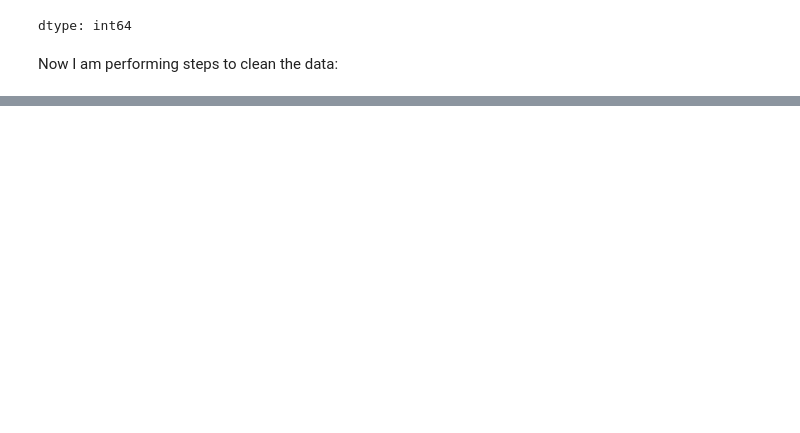
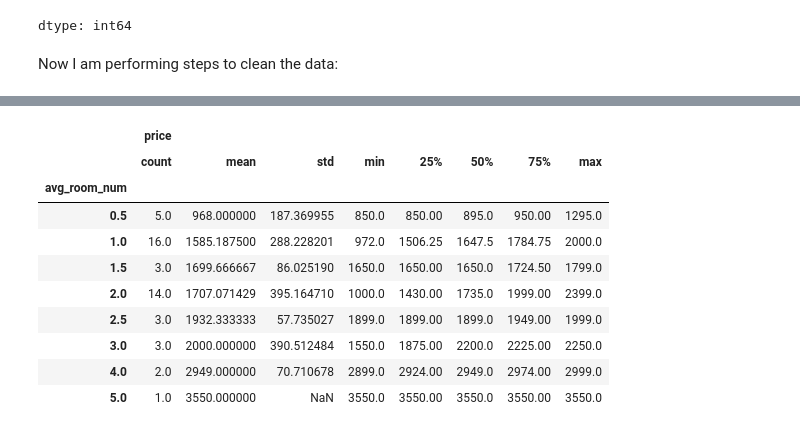
Before and after one commit to ananya-balach/DS-wrangling-fork, a Jupyter notebook: lab/lab.ipynb, the cells around one changed output, grey strips where cells are left out. Cells and saved outputs as stored; diff of their text form; code cells hidden in the pictures; blank space fills up the shorter version.

```diff
--- a/lab/lab.ipynb
+++ b/lab/lab.ipynb
@@ -371,0 +402,14 @@ df.head()
+# %%
+df.loc[:,['price','avg_room_num']].groupby('avg_room_num').describe()
+# %% [output]
+|  | price |  |  |  |  |  |  |  |
+|  | count | mean | std | min | 25% | 50% | 75% | max |
+| avg_room_num |  |  |  |  |  |  |  |  |
+| 0.5 | 5.0 | 968.000000 | 187.369955 | 850.0 | 850.00 | 895.0 | 950.00 | 1295.0 |
+| 1.0 | 16.0 | 1585.187500 | 288.228201 | 972.0 | 1506.25 | 1647.5 | 1784.75 | 2000.0 |
+| 1.5 | 3.0 | 1699.666667 | 86.025190 | 1650.0 | 1650.00 | 1650.0 | 1724.50 | 1799.0 |
+| 2.0 | 14.0 | 1707.071429 | 395.164710 | 1000.0 | 1430.00 | 1735.0 | 1999.00 | 2399.0 |
+| 2.5 | 3.0 | 1932.333333 | 57.735027 | 1899.0 | 1899.00 | 1899.0 | 1949.00 | 1999.0 |
+| 3.0 | 3.0 | 2000.000000 | 390.512484 | 1550.0 | 1875.00 | 2200.0 | 2225.00 | 2250.0 |
+| 4.0 | 2.0 | 2949.000000 | 70.710678 | 2899.0 | 2924.00 | 2949.0 | 2974.00 | 2999.0 |
+| 5.0 | 1.0 | 3550.000000 | NaN | 3550.0 | 3550.00 | 3550.0 | 3550.00 | 3550.0 |
```
Also changed, not shown: parts of 2 cells of this notebook.
